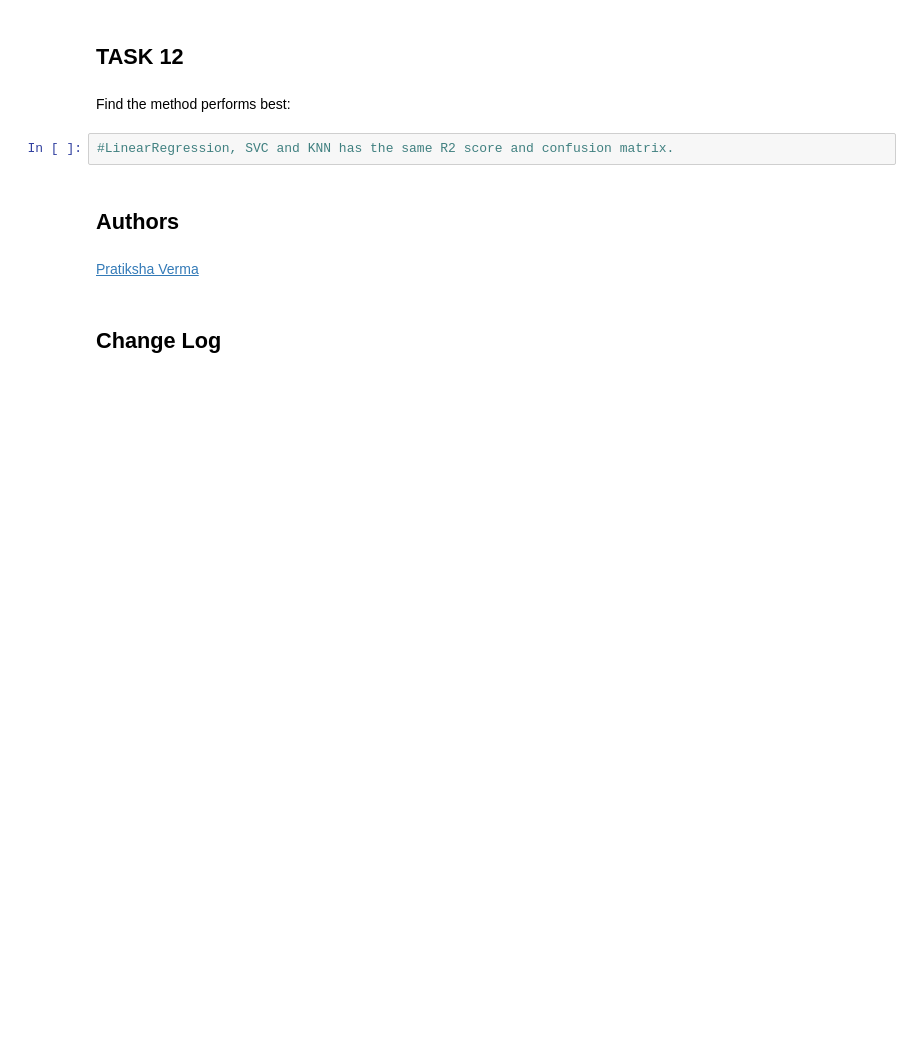
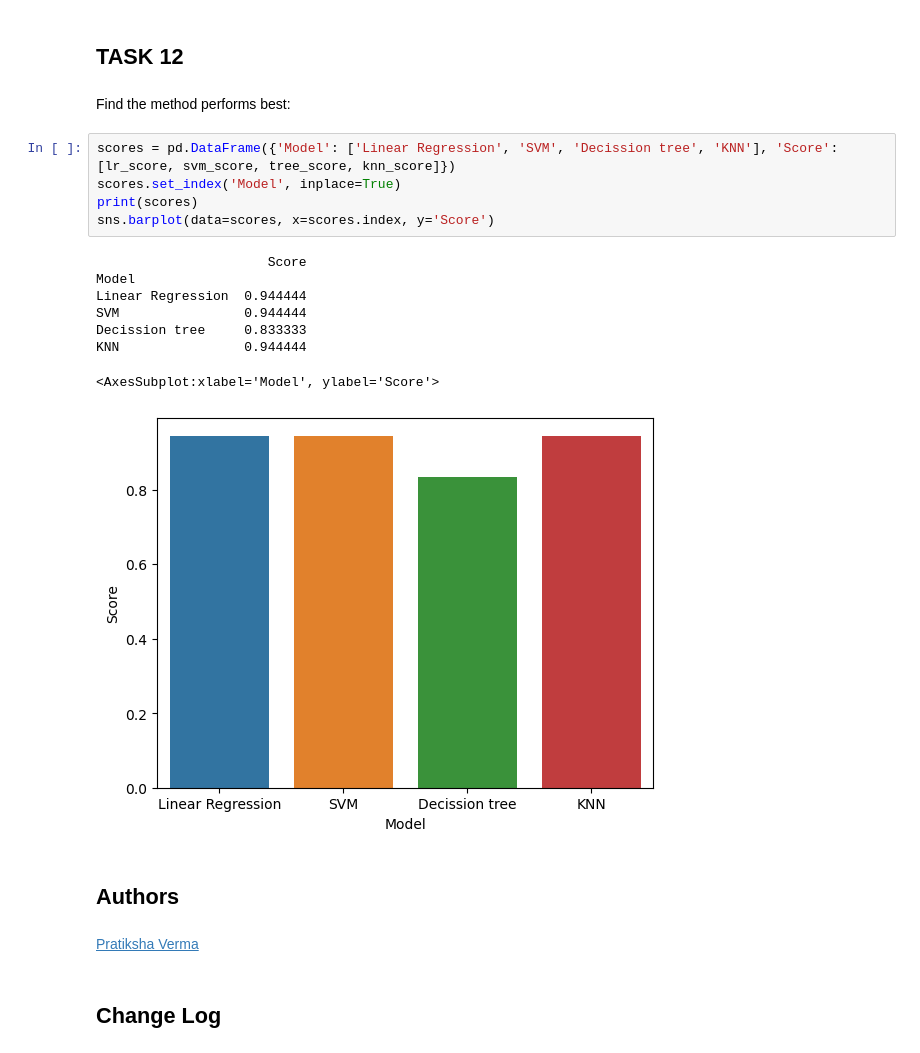
Before and after one commit to ArturWyszomirski/Coursera, a Jupyter notebook: Capstone/Week_4/SpaceX_Machine_Learning_Prediction_Part_5.jupyterlite_solved.ipynb, the cells around one changed output. Cells and saved outputs as stored; diff of their text form; blank space fills up the shorter version.

```diff
--- a/Capstone/Week_4/SpaceX_Machine_Learning_Prediction_Part_5.jupyterlite_solved.ipynb
+++ b/Capstone/Week_4/SpaceX_Machine_Learning_Prediction_Part_5.jupyterlite_solved.ipynb
@@ -354,8 +354,20 @@ plot_confusion_matrix(Y_test,yhat)
 ## TASK  12
 # %% [markdown]
 Find the method performs best:
-# %%
-#LinearRegression, SVC and KNN has the same R2 score and confusion matrix.
+# %%
+scores = pd.DataFrame({'Model': ['Linear Regression', 'SVM', 'Decission tree', 'KNN'], 'Score': [lr_score, svm_score, tree_score, knn_score]})
+scores.set_index('Model', inplace=True)
+print(scores)
+sns.barplot(data=scores, x=scores.index, y='Score')
+# %% [output]
+                      Score
+Model
+Linear Regression  0.944444
+SVM                0.944444
+Decission tree     0.833333
+KNN                0.944444
+<AxesSubplot:xlabel='Model', ylabel='Score'>
+[figure, added]
 # %% [markdown]
 ## Authors
 # %% [markdown]
```
Also changed, not shown: parts of 16 cells of this notebook.
